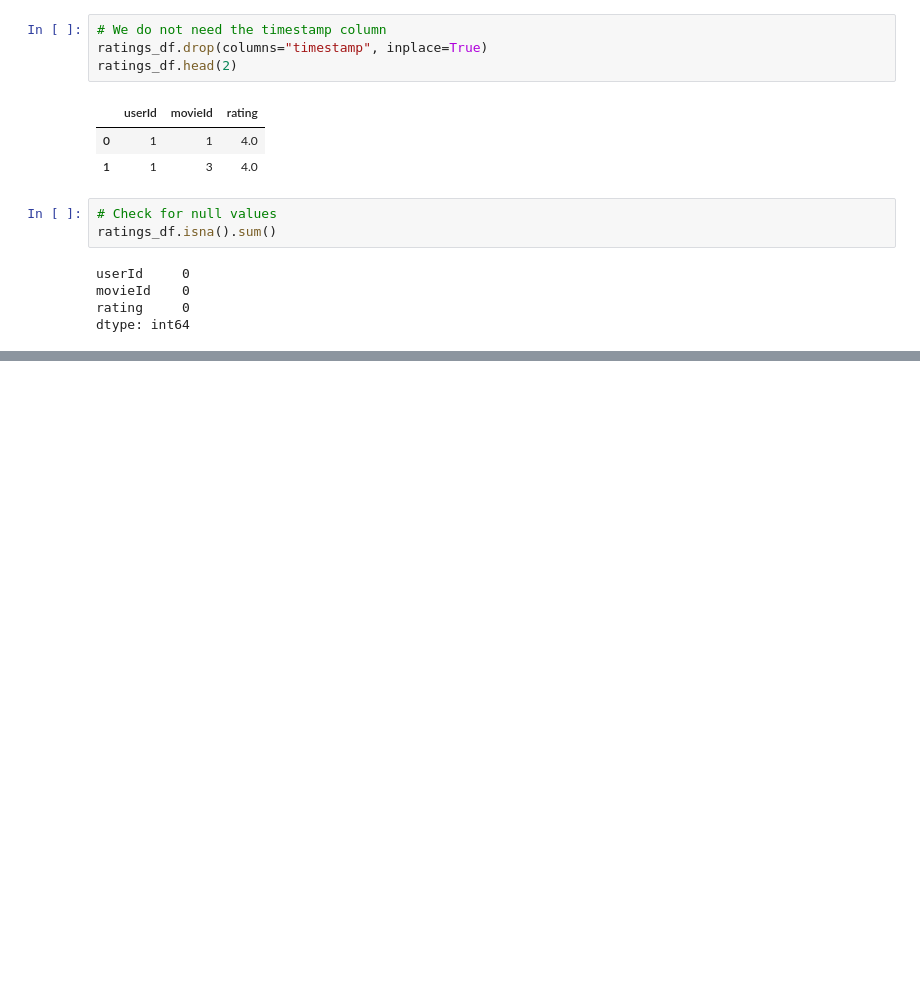
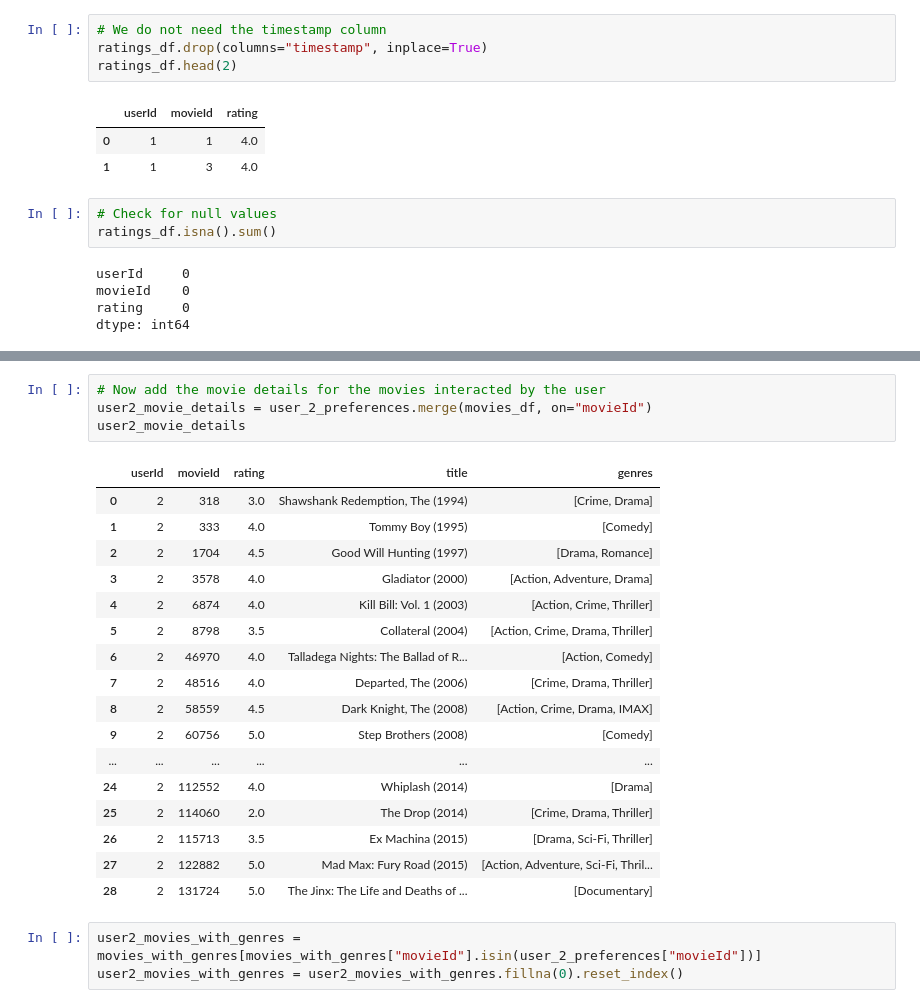
Before and after one commit to bhaskrr/recommender-systems, a Jupyter notebook: 01-foundational-paradigms/01-content-based-filtering/content-based.ipynb, the cells around one changed output, grey strips where cells are left out. Saved outputs shown, nothing was run; the diff lists cells and outputs as text; blank space fills up the shorter version.

```diff
--- a/01-foundational-paradigms/01-content-based-filtering/content-based.ipynb
+++ b/01-foundational-paradigms/01-content-based-filtering/content-based.ipynb
@@ -101,0 +113,25 @@ dtype: int64
+# %%
+# Now add the movie details for the movies interacted by the user
+user2_movie_details = user_2_preferences.merge(movies_df, on="movieId")
+user2_movie_details
+# %% [output]
+|  | userId | movieId | rating | title | genres |
+| 0 | 2 | 318 | 3.0 | Shawshank Redemption, The (1994) | [Crime, Drama] |
+| 1 | 2 | 333 | 4.0 | Tommy Boy (1995) | [Comedy] |
+| 2 | 2 | 1704 | 4.5 | Good Will Hunting (1997) | [Drama, Romance] |
+| 3 | 2 | 3578 | 4.0 | Gladiator (2000) | [Action, Adventure, Drama] |
+| 4 | 2 | 6874 | 4.0 | Kill Bill: Vol. 1 (2003) | [Action, Crime, Thriller] |
+| 5 | 2 | 8798 | 3.5 | Collateral (2004) | [Action, Crime, Drama, Thriller] |
+| 6 | 2 | 46970 | 4.0 | Talladega Nights: The Ballad of R... | [Action, Comedy] |
+| 7 | 2 | 48516 | 4.0 | Departed, The (2006) | [Crime, Drama, Thriller] |
+| 8 | 2 | 58559 | 4.5 | Dark Knight, The (2008) | [Action, Crime, Drama, IMAX] |
+| 9 | 2 | 60756 | 5.0 | Step Brothers (2008) | [Comedy] |
+| ... | ... | ... | ... | ... | ... |
+| 24 | 2 | 112552 | 4.0 | Whiplash (2014) | [Drama] |
+| 25 | 2 | 114060 | 2.0 | The Drop (2014) | [Crime, Drama, Thriller] |
+| 26 | 2 | 115713 | 3.5 | Ex Machina (2015) | [Drama, Sci-Fi, Thriller] |
+| 27 | 2 | 122882 | 5.0 | Mad Max: Fury Road (2015) | [Action, Adventure, Sci-Fi, Thril... |
+| 28 | 2 | 131724 | 5.0 | The Jinx: The Life and Deaths of ... | [Documentary] |
+# %%
+user2_movies_with_genres = movies_with_genres[movies_with_genres["movieId"].isin(user_2_preferences["movieId"])]
+user2_movies_with_genres = user2_movies_with_genres.fillna(0).reset_index()
```
Also changed, not shown: parts of 16 cells of this notebook.
